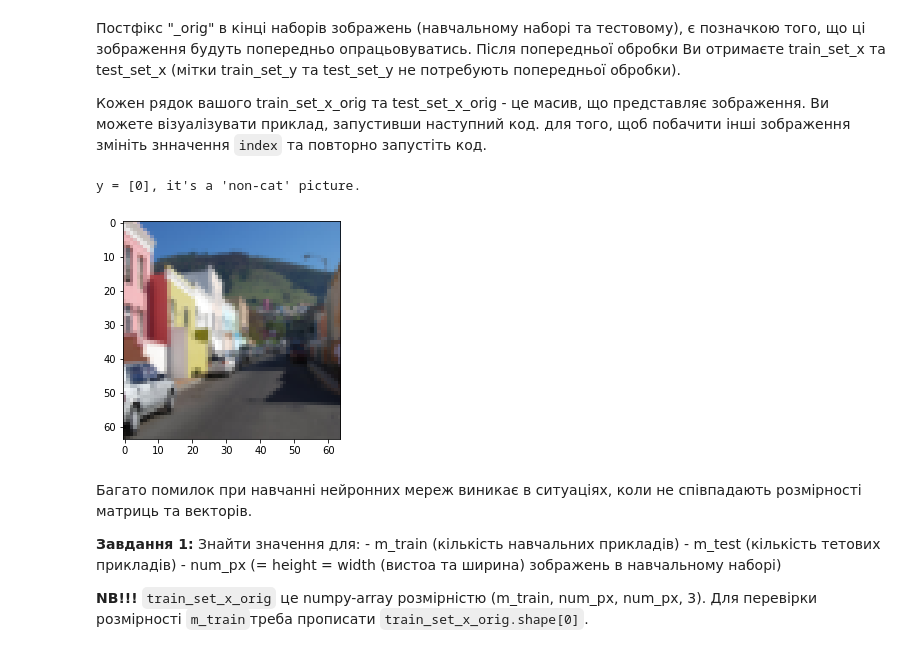
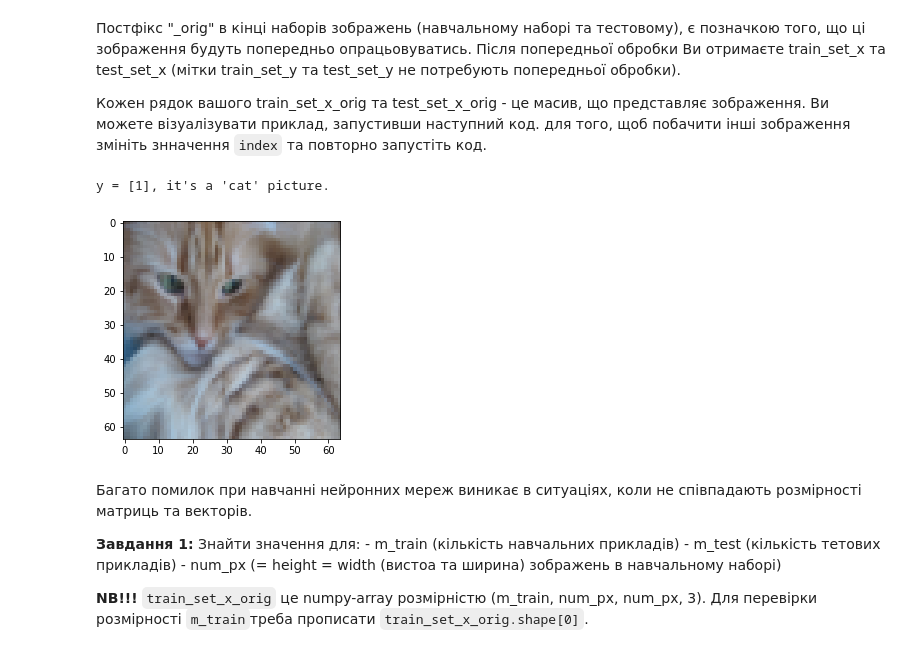
Before and after one commit to povstenko/cats-classification, a Jupyter notebook: notebook.ipynb, the cells around one changed output. Drawn from its saved outputs; the diff is of its cells as text; code cells hidden in the pictures.

```diff
--- a/notebook.ipynb
+++ b/notebook.ipynb
@@ -65,12 +65,12 @@ train_set_x_orig, train_set_y, test_set_x_orig, test_set_y, classes = load_datas
 Кожен рядок вашого train_set_x_orig та test_set_x_orig - це масив, що представляє зображення. Ви можете візуалізувати приклад, запустивши наступний код. для того, щоб побачити інші зображення змініть знначення `index` та повторно запустіть код.
 # %%
 # Example of a picture
-index = 1
+index = 2
 plt.imshow(train_set_x_orig[index])
 print ("y = " + str(train_set_y[:, index]) + ", it's a '" + classes[np.squeeze(train_set_y[:, index])].decode("utf-8") +  "' picture.")
 # %% [output]
-y = [0], it's a 'non-cat' picture.
+y = [1], it's a 'cat' picture.
-[figure, old version]
+[figure, new version]
 # %% [markdown]
 Багато помилок при навчанні нейронних мереж виникає в ситуаціях, коли не співпадають розмірності матриць та векторів.
 
```
Also changed, not shown: parts of 6 cells of this notebook.
